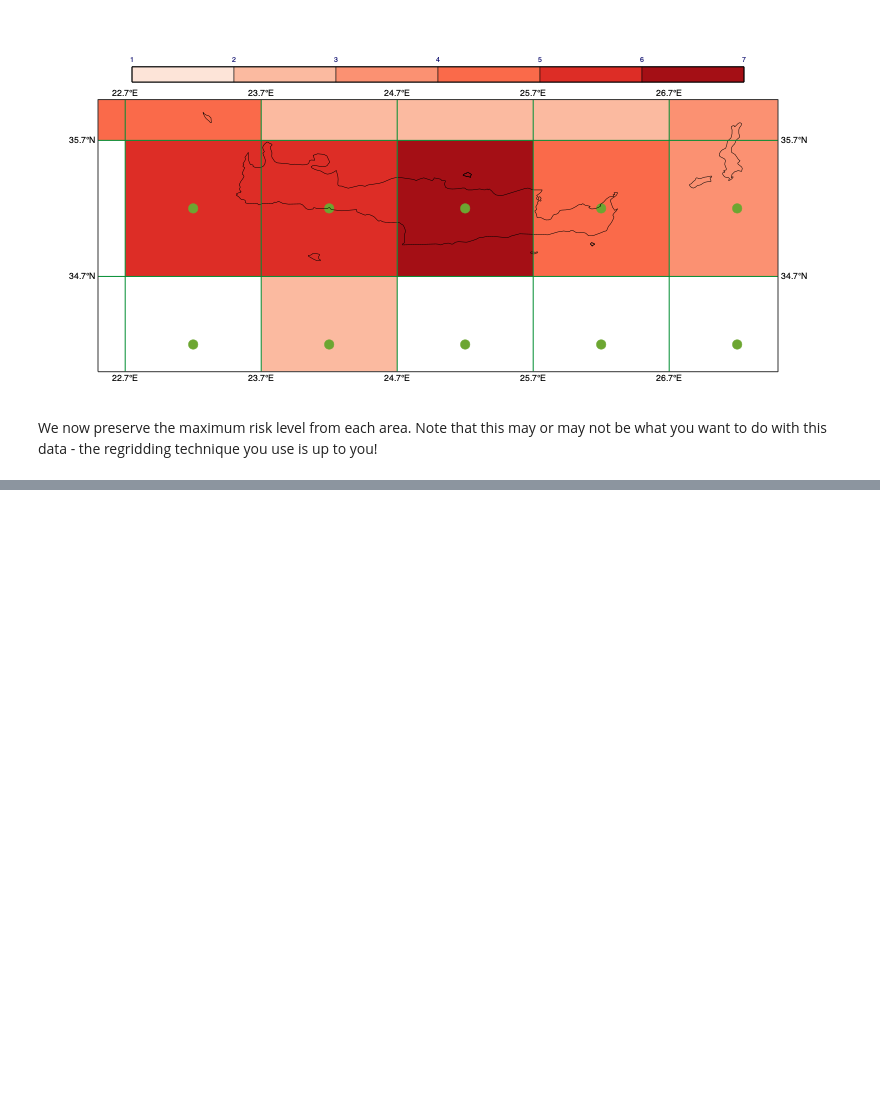
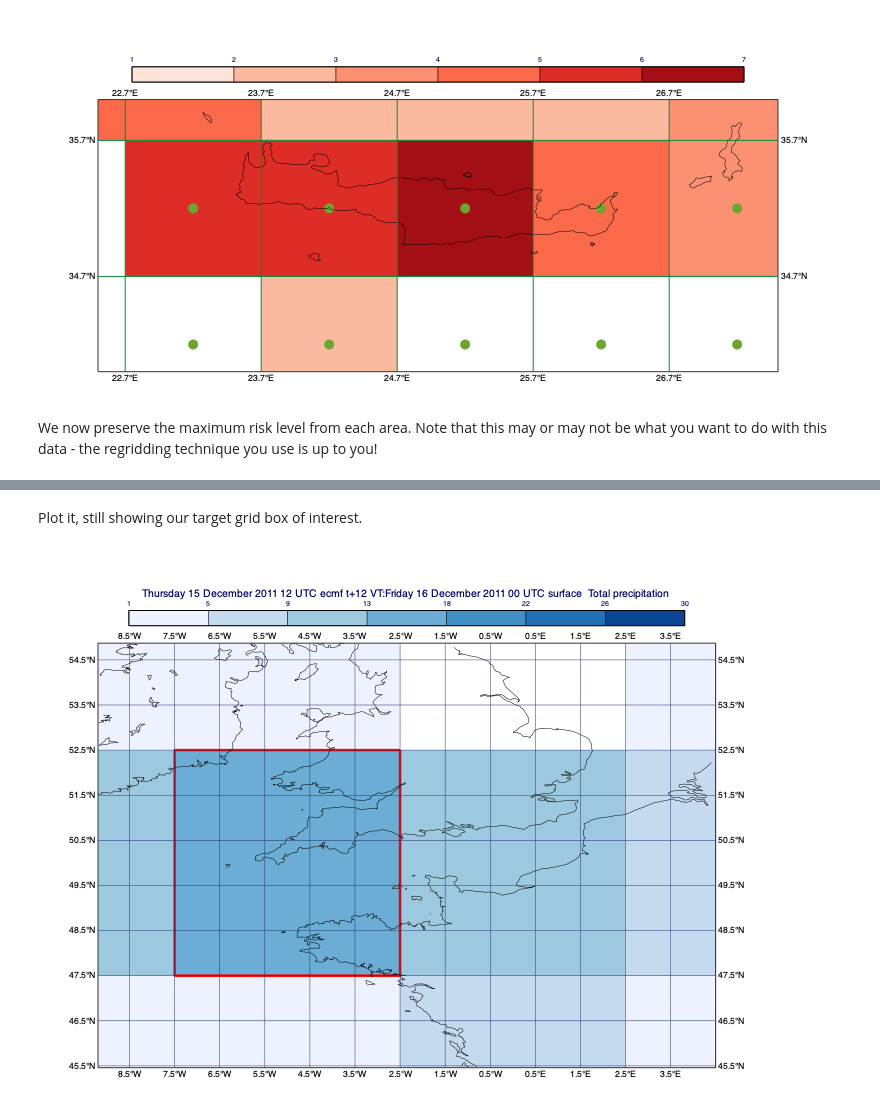
Before and after one commit to ecmwf/metview-docs, a Jupyter notebook: docs/examples/advanced_regrid.ipynb, the cells around one changed output, grey strips where cells are left out. Cells and saved outputs as stored; diff of their text form; code cells hidden in the pictures; blank space fills up the shorter version.

```diff
--- a/docs/examples/advanced_regrid.ipynb
+++ b/docs/examples/advanced_regrid.ipynb
@@ -167,0 +252,13 @@ We now preserve the maximum risk level from each area. Note that this may or may
+# %%
+regrid_gbav = mv.regrid(
+    grid          = [5,5],
+    interpolation = "grid_box_average",
+    data          = precip,
+    accuracy      = 40
+)
+# %% [markdown]
+Plot it, still showing our target grid box of interest.
+# %%
+mv.plot(view, regrid_gbav, grid_shade, cell_bounds_plot, cell_bounds_style)
+# %% [output]
+[figure, added]
```
Also changed, not shown: parts of 26 cells of this notebook, 1 other file.
